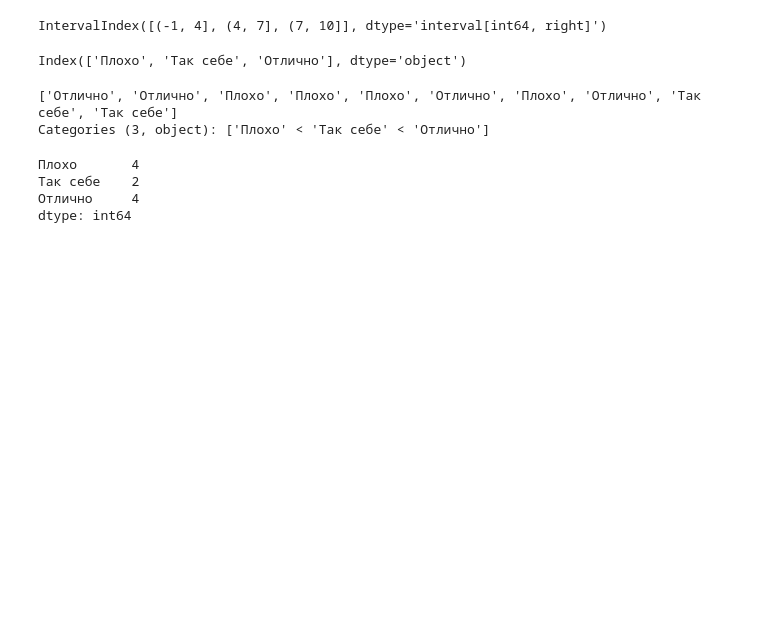
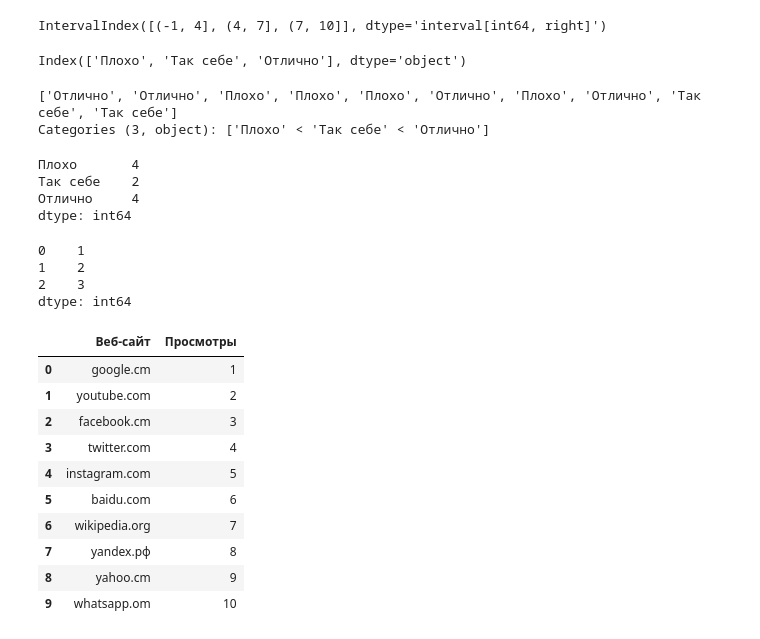
Before and after one commit to kroninam/My_notes_for_Pandas, a Jupyter notebook: 007_Pandas_чистка_и_подготовка_данных_к_анализу.ipynb, the cells around one changed output. Saved outputs shown, nothing was run; the diff lists cells and outputs as text; code cells hidden in the pictures; blank space fills up the shorter version.

```diff
--- a/007_Pandas_чистка_и_подготовка_данных_к_анализу.ipynb
+++ b/007_Pandas_чистка_и_подготовка_данных_к_анализу.ipynb
@@ -965,0 +1025,29 @@ dtype: int64
+# %%
+s1 = pd.Series(['Sklad 1', 'Sklad 2', 'Sklad 3'])
+solution(s1)
+# %% [output]
+0    1
+1    2
+2    3
+dtype: int64
+# %%
+## Задача
+
+df = pd.DataFrame({'Веб-сайт': ['google.cm', 'youtube.com', 'facebook.cm',
+                  'twitter.com', 'instagram.com', 'baidu.com', 'wikipedia.org',
+                   'yandex.рф', 'yahoo.cm', 'whatsapp.om'], 'Просмотры': ['1', '2', '3',
+                  '4', '5', '6', '7',
+                   '8', '9', '10']})
+df
+# %% [output]
+|  | Веб-сайт | Просмотры |
+| 0 | google.cm | 1 |
+| 1 | youtube.com | 2 |
+| 2 | facebook.cm | 3 |
+| 3 | twitter.com | 4 |
+| 4 | instagram.com | 5 |
+| 5 | baidu.com | 6 |
+| 6 | wikipedia.org | 7 |
+| 7 | yandex.рф | 8 |
+| 8 | yahoo.cm | 9 |
+| 9 | whatsapp.om | 10 |
```
Also changed, not shown: parts of 28 cells of this notebook.
